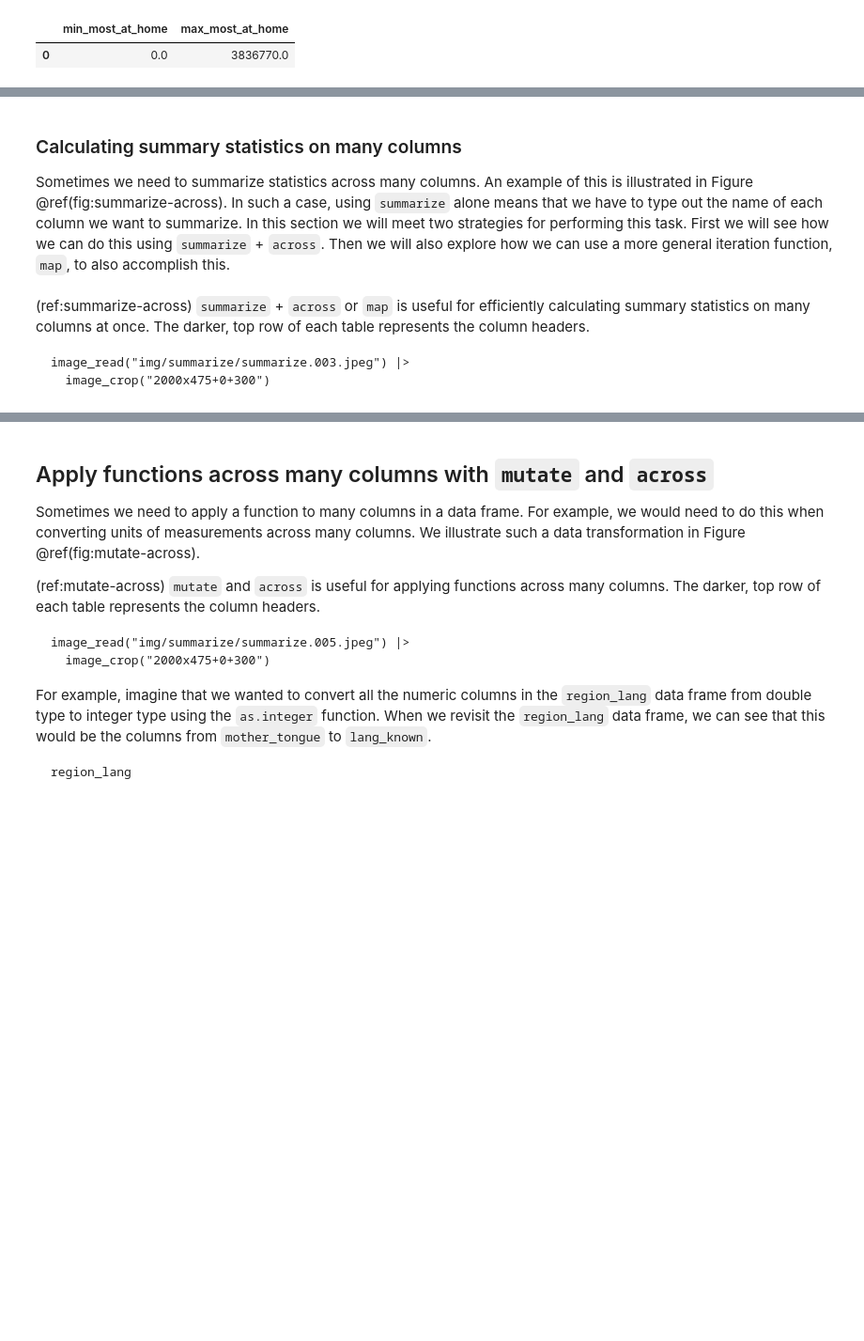
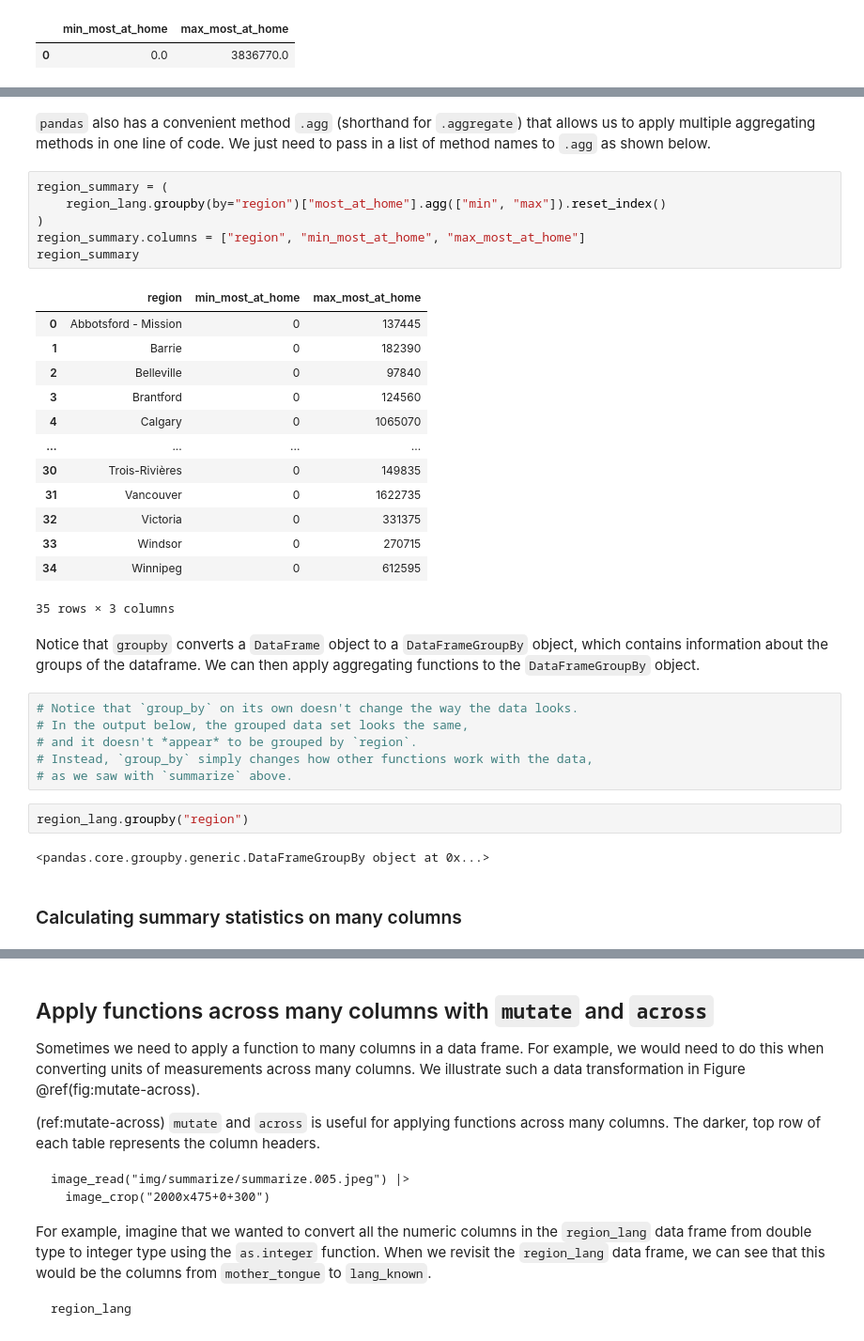
Before and after one commit to UBC-DSCI/introduction-to-datascience-python, a Jupyter notebook: source/wrangling.ipynb, the cells around one changed output, grey strips where cells are left out. Shown at 94% size. Cells and saved outputs as stored; diff of their text form; blank space fills up the shorter version.

Commit message:
modify section 3.9 greatly

````diff
--- a/source/wrangling.ipynb
+++ b/source/wrangling.ipynb
@@ -1893,18 +1910,36 @@ group_by(region_lang, region)
+# %% [markdown]
+`pandas` also has a convenient method `.agg` (shorthand for `.aggregate`) that allows us to apply multiple aggregating methods in one line of code. We just need to pass in a list of method names to `.agg` as shown below.
+# %%
+region_summary = (
+    region_lang.groupby(by="region")["most_at_home"].agg(["min", "max"]).reset_index()
+)
+region_summary.columns = ["region", "min_most_at_home", "max_most_at_home"]
+region_summary
+# %% [output]
+|  | region | min_most_at_home | max_most_at_home |
+| 0 | Abbotsford - Mission | 0 | 137445 |
+| 1 | Barrie | 0 | 182390 |
+| 2 | Belleville | 0 | 97840 |
+| 3 | Brantford | 0 | 124560 |
+| 4 | Calgary | 0 | 1065070 |
+| ... | ... | ... | ... |
+| 30 | Trois-Rivières | 0 | 149835 |
+| 31 | Vancouver | 0 | 1622735 |
+| 32 | Victoria | 0 | 331375 |
+| 33 | Windsor | 0 | 270715 |
+| 34 | Winnipeg | 0 | 612595 |
+35 rows × 3 columns
+# %% [markdown]
+Notice that `groupby` converts a `DataFrame` object to a `DataFrameGroupBy` object, which contains information about the groups of the dataframe. We can then apply aggregating functions to the `DataFrameGroupBy` object.
+# %%
+# Notice that `group_by` on its own doesn't change the way the data looks.
+# In the output below, the grouped data set looks the same,
+# and it doesn't *appear* to be grouped by `region`.
+# Instead, `group_by` simply changes how other functions work with the data,
+# as we saw with `summarize` above.
+# %%
+region_lang.groupby("region")
+# %% [output]
+<pandas.core.groupby.generic.DataFrameGroupBy object at 0x...>
 # %% [markdown]
 ### Calculating summary statistics on many columns
-
-Sometimes we need to summarize statistics across many columns.
-An example of this is illustrated in Figure \@ref(fig:summarize-across).
-In such a case, using `summarize` alone means that we have to
-type out the name of each column we want to summarize.
-In this section we will meet two strategies for performing this task.
-First we will see how we can do this using `summarize` + `across`.
-Then we will also explore how we can use a more general iteration function,
-`map`, to also accomplish this.
-# %% [markdown]
-(ref:summarize-across) `summarize` + `across` or `map` is useful for efficiently calculating summary statistics on many columns at once. The darker, top row of each table represents the column headers.
-
-```{r summarize-across, echo = FALSE, message = FALSE, warning = FALSE, fig.pos = "H", out.extra="", fig.align = "center", fig.cap = "(ref:summarize-across)", fig.retina = 2, out.width = "85%"}
-image_read("img/summarize/summarize.003.jpeg") |>
-  image_crop("2000x475+0+300")
-```
````
Also changed, not shown: parts of 26 cells of this notebook, 3 other files.
